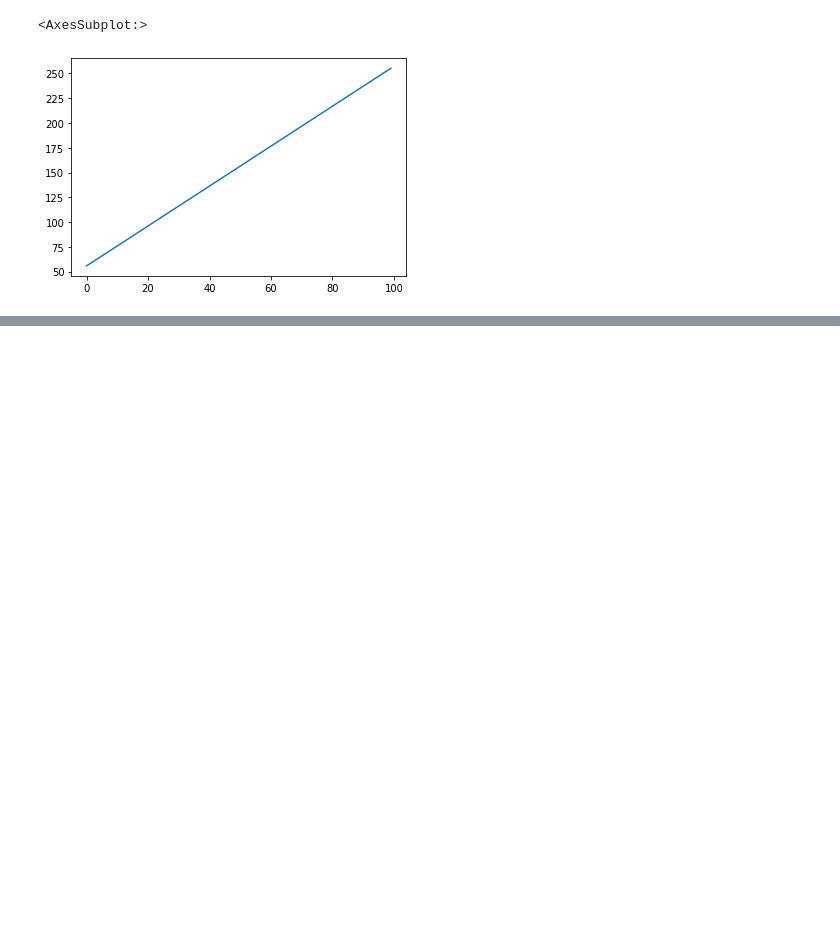
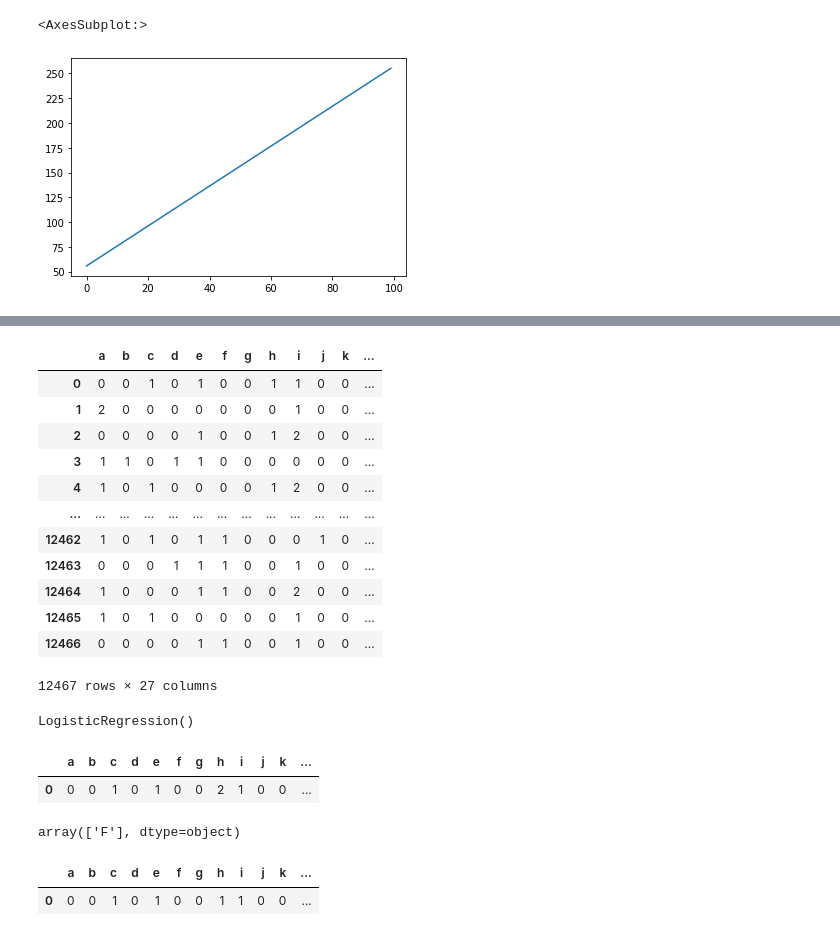
Before and after one commit to Bl3f/amse2021, a Jupyter notebook: Groupe-A/Day 4 - ML - 2021-03-26.ipynb, the cells around one changed output, grey strips where cells are left out. Saved outputs shown, nothing was run; the diff lists cells and outputs as text; code cells hidden in the pictures; blank space fills up the shorter version.

Commit message:
Add prenoms

```diff
--- a/Groupe-A/Day 4 - ML - 2021-03-26.ipynb
+++ b/Groupe-A/Day 4 - ML - 2021-03-26.ipynb
@@ -58,0 +123,2 @@ ax = df.plot.scatter(x="age", y="size")
+# %%
+df = pd.read_csv("prenoms.csv", sep=";")
@@ -58,0 +149,25 @@ ax = df.plot.scatter(x="age", y="size")
+# %%
+def convert_prenom(s):
+    output = pd.DataFrame()
+    alphabet = "abcdefghijklmnopqrstuvwxyz-"
+
+    for letter in alphabet:
+        output[letter] = s.fillna("").str.lower().apply(lambda x: x.count(letter)).astype(int)
+
+    return output
+
+convert_prenom(df["prenom"])
+# %% [output]
+|  | a | b | c | d | e | f | g | h | i | j | k | ... |
+| 0 | 0 | 0 | 1 | 0 | 1 | 0 | 0 | 1 | 1 | 0 | 0 | ... |
+| 1 | 2 | 0 | 0 | 0 | 0 | 0 | 0 | 0 | 1 | 0 | 0 | ... |
+| 2 | 0 | 0 | 0 | 0 | 1 | 0 | 0 | 1 | 2 | 0 | 0 | ... |
+| 3 | 1 | 1 | 0 | 1 | 1 | 0 | 0 | 0 | 0 | 0 | 0 | ... |
+| 4 | 1 | 0 | 1 | 0 | 0 | 0 | 0 | 1 | 2 | 0 | 0 | ... |
+| ... | ... | ... | ... | ... | ... | ... | ... | ... | ... | ... | ... | ... |
+| 12462 | 1 | 0 | 1 | 0 | 1 | 1 | 0 | 0 | 0 | 1 | 0 | ... |
+| 12463 | 0 | 0 | 0 | 1 | 1 | 1 | 0 | 0 | 1 | 0 | 0 | ... |
+| 12464 | 1 | 0 | 0 | 0 | 1 | 1 | 0 | 0 | 2 | 0 | 0 | ... |
+| 12465 | 1 | 0 | 1 | 0 | 0 | 0 | 0 | 0 | 1 | 0 | 0 | ... |
+| 12466 | 0 | 0 | 0 | 0 | 1 | 1 | 0 | 0 | 1 | 0 | 0 | ... |
+12467 rows × 27 columns
@@ -58,0 +181,13 @@ ax = df.plot.scatter(x="age", y="size")
+# %%
+regr.fit(X, Y)
+# %% [output]
+LogisticRegression()
+# %%
+convert_prenom(pd.Series(["Christophe"]))
+# %% [output]
+|  | a | b | c | d | e | f | g | h | i | j | k | ... |
+| 0 | 0 | 0 | 1 | 0 | 1 | 0 | 0 | 2 | 1 | 0 | 0 | ... |
+# %%
+regr.predict(convert_prenom(pd.Series(["Marie-Pierre"])))
+# %% [output]
+array(['F'], dtype=object)
@@ -58,0 +196,5 @@ ax = df.plot.scatter(x="age", y="size")
+# %%
+convert_prenom(pd.Series(["Christophe"]))
+# %% [output]
+|  | a | b | c | d | e | f | g | h | i | j | k | ... |
+| 0 | 0 | 0 | 1 | 0 | 1 | 0 | 0 | 1 | 1 | 0 | 0 | ... |
```
Also changed, not shown: parts of 19 cells of this notebook.
